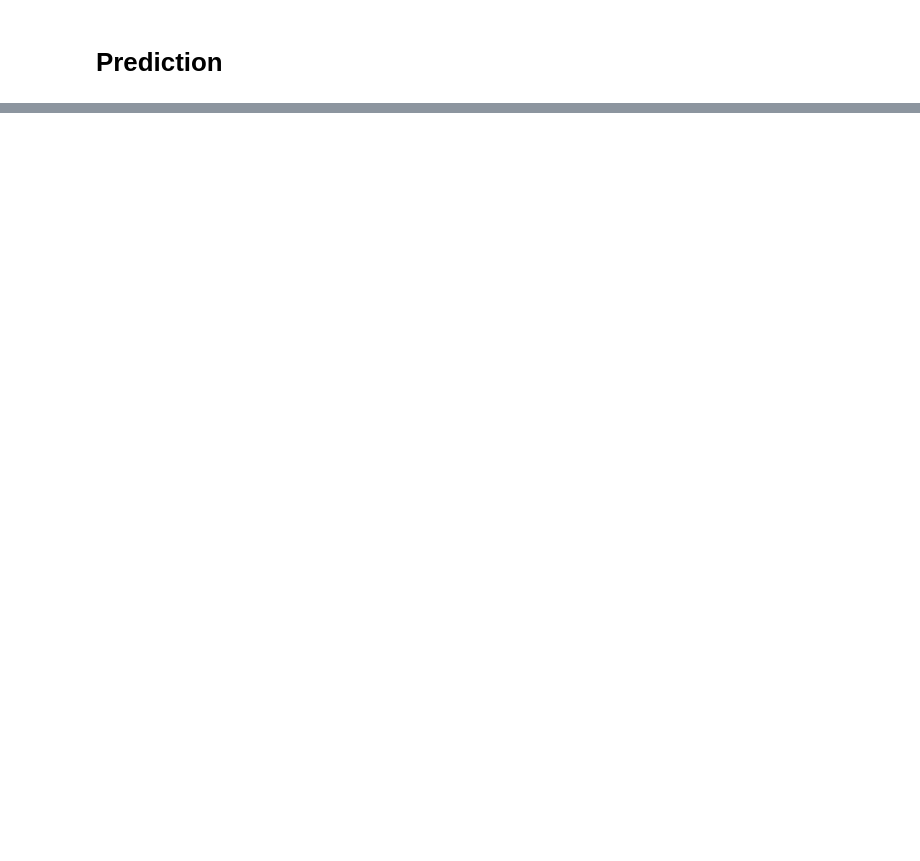
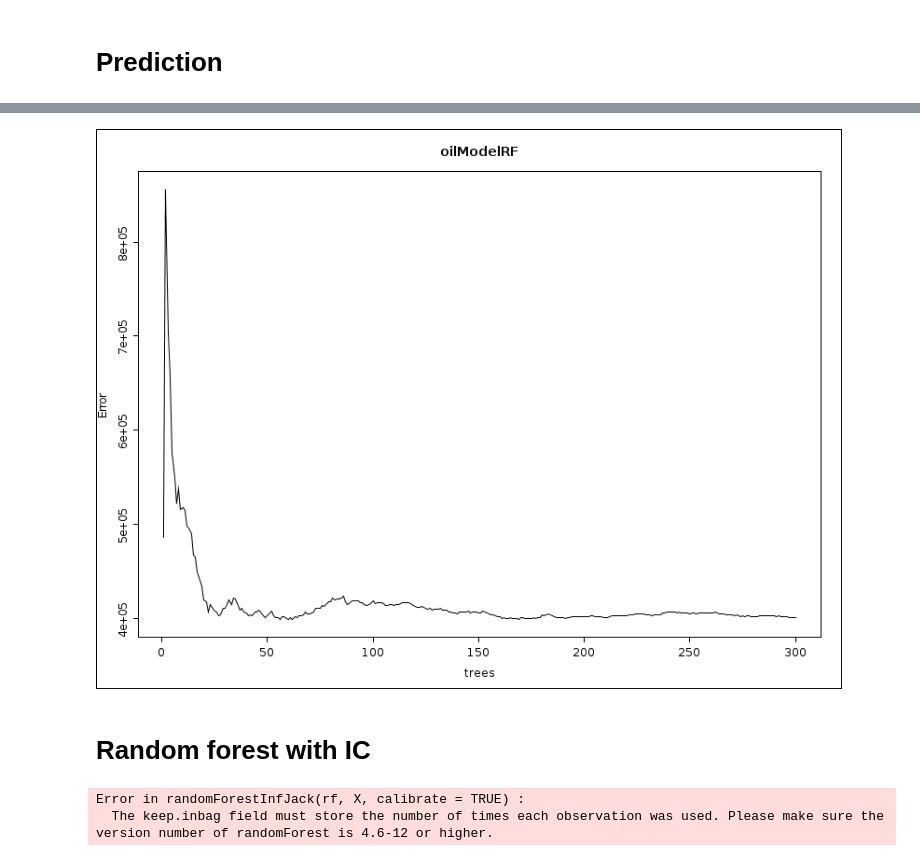
Before and after one commit to mlu68/withOlivier2017, a Jupyter notebook: starter.ipynb, the cells around one changed output, grey strips where cells are left out. Drawn from its saved outputs; the diff is of its cells as text; code cells hidden in the pictures; blank space fills up the shorter version.

```diff
--- a/starter.ipynb
+++ b/starter.ipynb
@@ -163,0 +167,6 @@ write.table(results, "submit.csv", sep = ";",
+# %%
+plot(oilModelRF)
+# %% [output]
+[figure, added]
+# %% [markdown]
+# Random forest with IC
@@ -163,0 +177,7 @@ write.table(results, "submit.csv", sep = ";",
+# %%
+rf <- randomForest(OilCum360 ~ ., oilPred2, keep.inbag = TRUE, replace = TRUE)
+
+rfCI <-  randomForestInfJack(rf, X, calibrate = TRUE)
+# %% [output]
+Error in randomForestInfJack(rf, X, calibrate = TRUE) :
+  The keep.inbag field must store the number of times each observation was used. Please make sure the version number of randomForest is 4.6-12 or higher.
```
Also changed, not shown: parts of 11 cells of this notebook.
